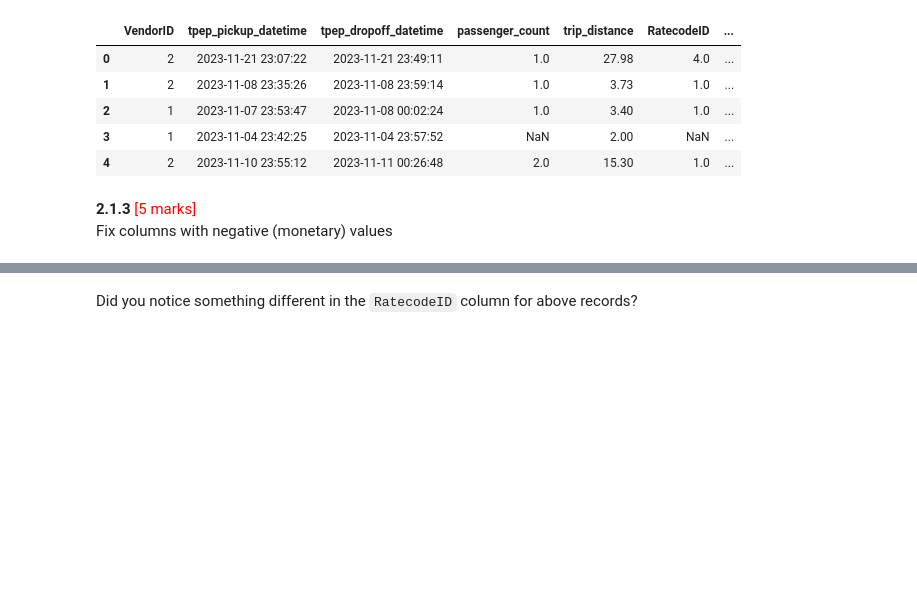
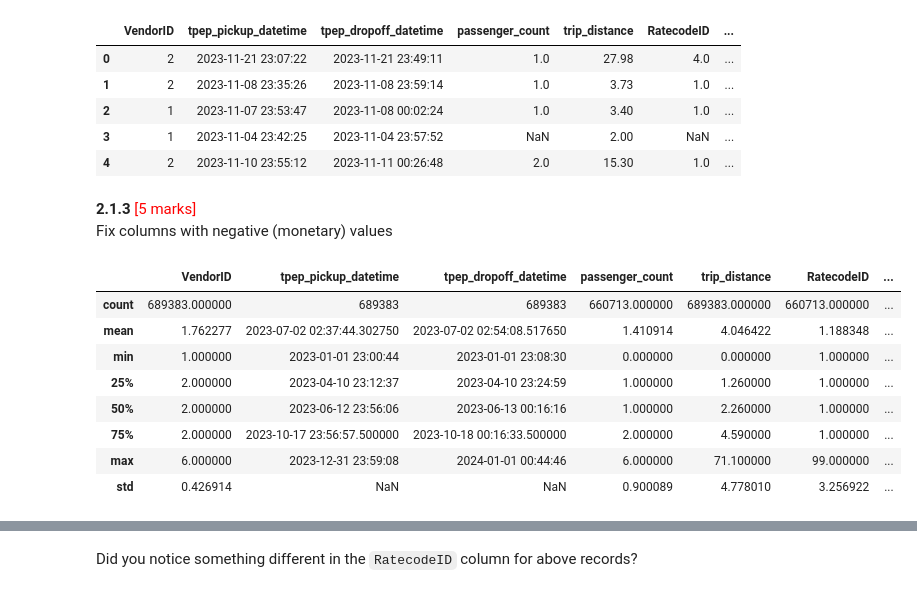
Before and after one commit to msaipraveenkumar/EDA_Assg_NYC_Taxi_Starter, a Jupyter notebook: EDA_Assg_NYC_Taxi_Starter.ipynb, the cells around one changed output, grey strips where cells are left out. Saved outputs shown, nothing was run; the diff lists cells and outputs as text; code cells hidden in the pictures; blank space fills up the shorter version.

```diff
--- a/EDA_Assg_NYC_Taxi_Starter.ipynb
+++ b/EDA_Assg_NYC_Taxi_Starter.ipynb
@@ -411,3 +413,14 @@ df.head()
 Fix columns with negative (monetary) values
 # %%
 # check where values of fare amount are negative
+df.describe()
+# %% [output]
+|  | VendorID | tpep_pickup_datetime | tpep_dropoff_datetime | passenger_count | trip_distance | RatecodeID | ... |
+| count | 689383.000000 | 689383 | 689383 | 660713.000000 | 689383.000000 | 660713.000000 | ... |
+| mean | 1.762277 | 2023-07-02 02:37:44.302750 | 2023-07-02 02:54:08.517650 | 1.410914 | 4.046422 | 1.188348 | ... |
+| min | 1.000000 | 2023-01-01 23:00:44 | 2023-01-01 23:08:30 | 0.000000 | 0.000000 | 1.000000 | ... |
+| 25% | 2.000000 | 2023-04-10 23:12:37 | 2023-04-10 23:24:59 | 1.000000 | 1.260000 | 1.000000 | ... |
+| 50% | 2.000000 | 2023-06-12 23:56:06 | 2023-06-13 00:16:16 | 1.000000 | 2.260000 | 1.000000 | ... |
+| 75% | 2.000000 | 2023-10-17 23:56:57.500000 | 2023-10-18 00:16:33.500000 | 2.000000 | 4.590000 | 1.000000 | ... |
+| max | 6.000000 | 2023-12-31 23:59:08 | 2024-01-01 00:44:46 | 6.000000 | 71.100000 | 99.000000 | ... |
+| std | 0.426914 | NaN | NaN | 0.900089 | 4.778010 | 3.256922 | ... |
```
Also changed, not shown: parts of 5 cells of this notebook.
